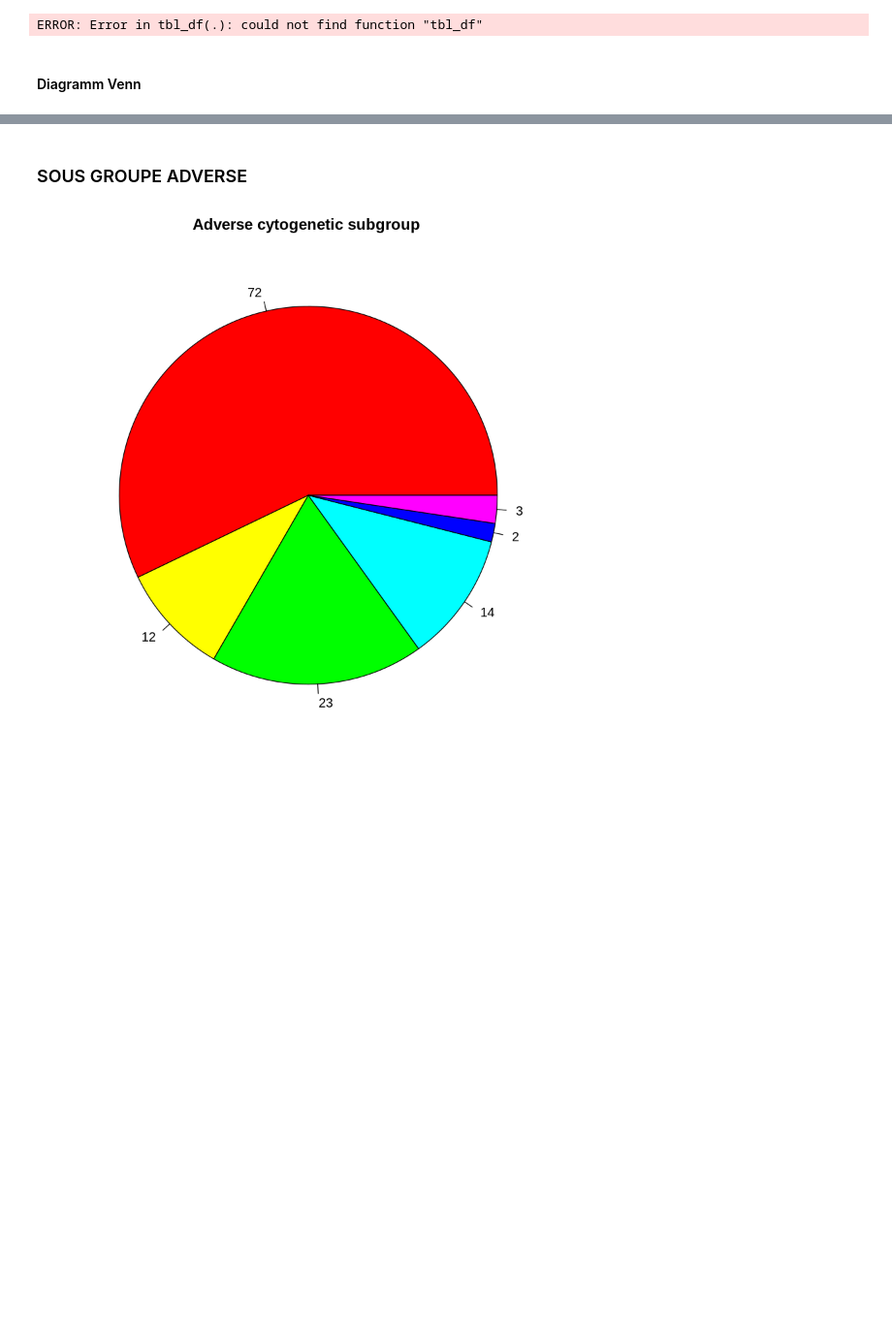
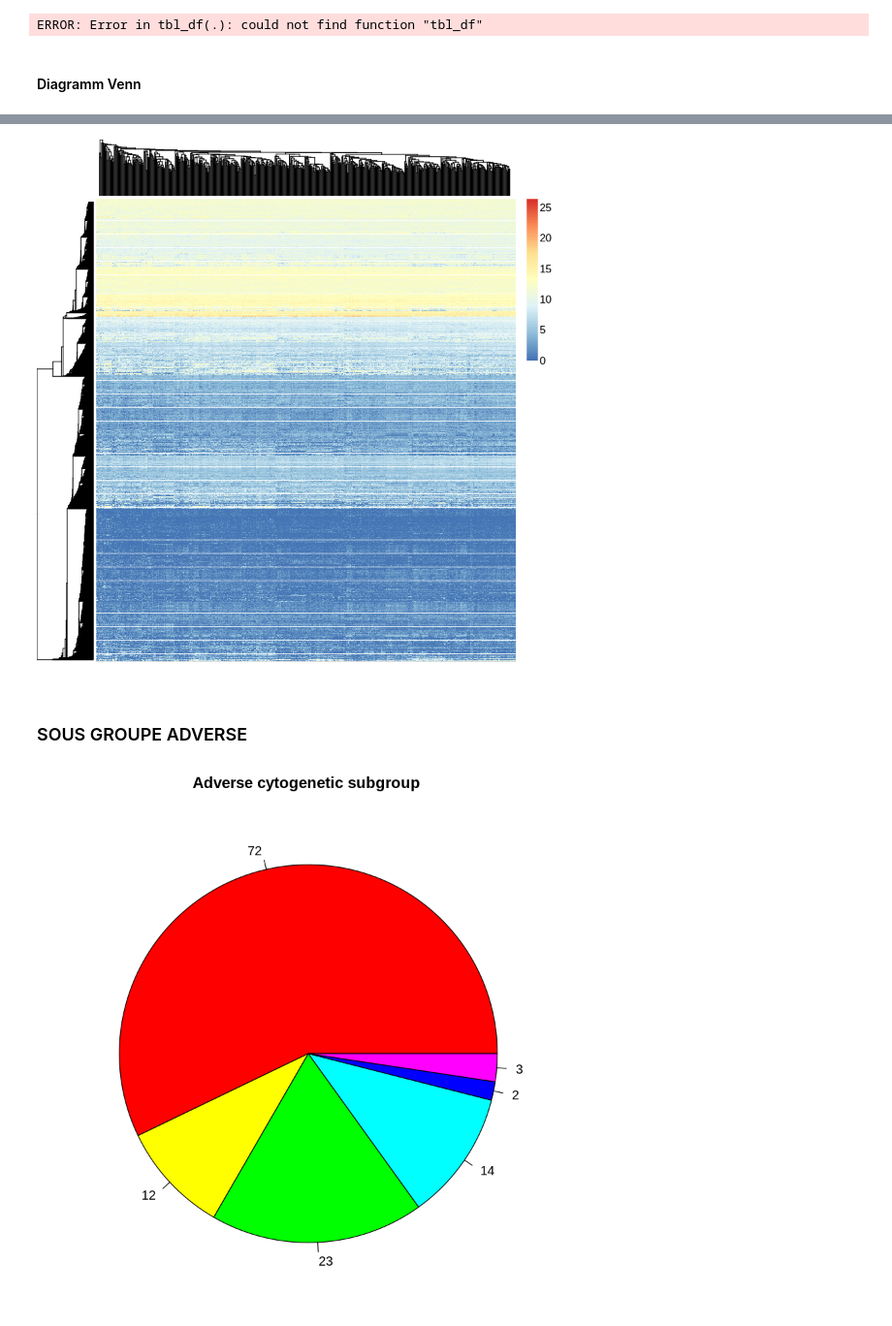
Before and after one commit to SafiaSafa/AYA_project, a Jupyter notebook: script/AYA_DE_analysis.ipynb, the cells around one changed output, grey strips where cells are left out. Shown at 97% size. Cells and saved outputs as stored; diff of their text form; code cells hidden in the pictures; blank space fills up the shorter version.

```diff
--- a/script/AYA_DE_analysis.ipynb
+++ b/script/AYA_DE_analysis.ipynb
@@ -313,0 +347,6 @@ res_AFI = read.table("res_DE_AFI.xls", sep="\t")
+# %%
+aheatmap(hm.mat_DGEgenes ,
+         Rowv = TRUE , Colv = TRUE , # add  dendrograms  to rows  and  columns
+         distfun = "euclidean", hclustfun = "average")
+# %% [output]
+[figure, added]
```
Also changed, not shown: parts of 10 cells of this notebook.
